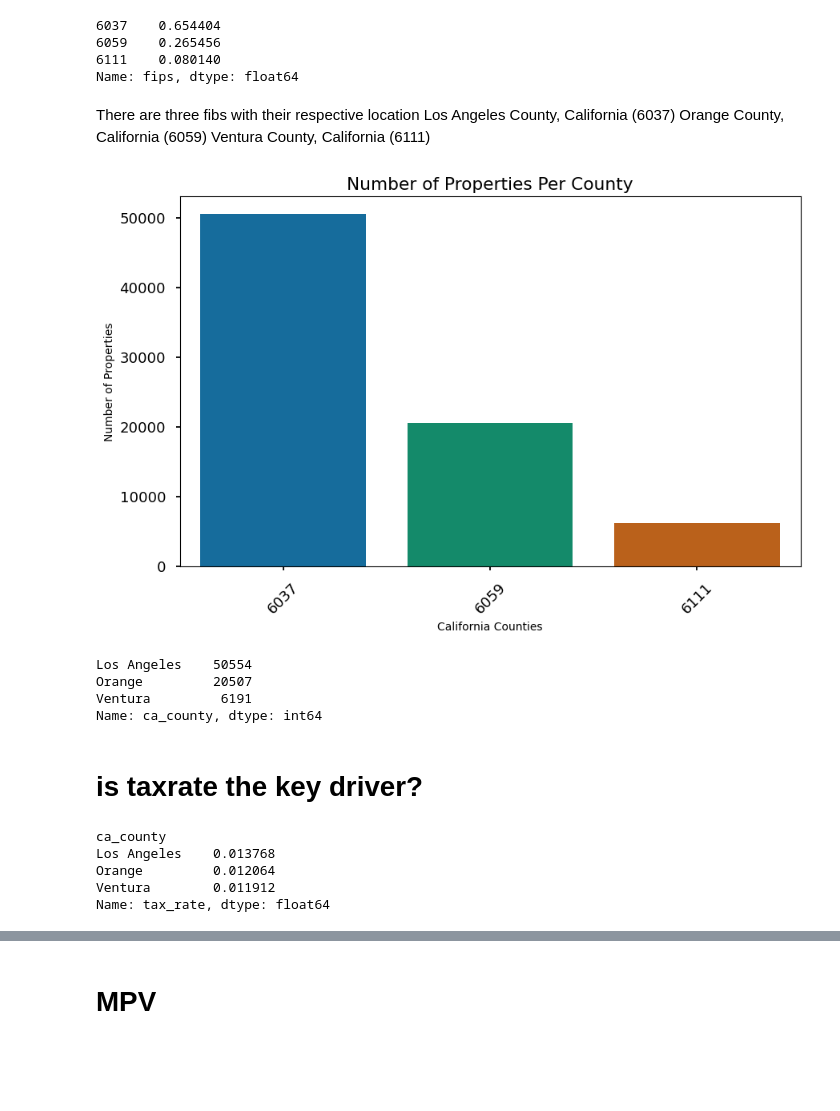
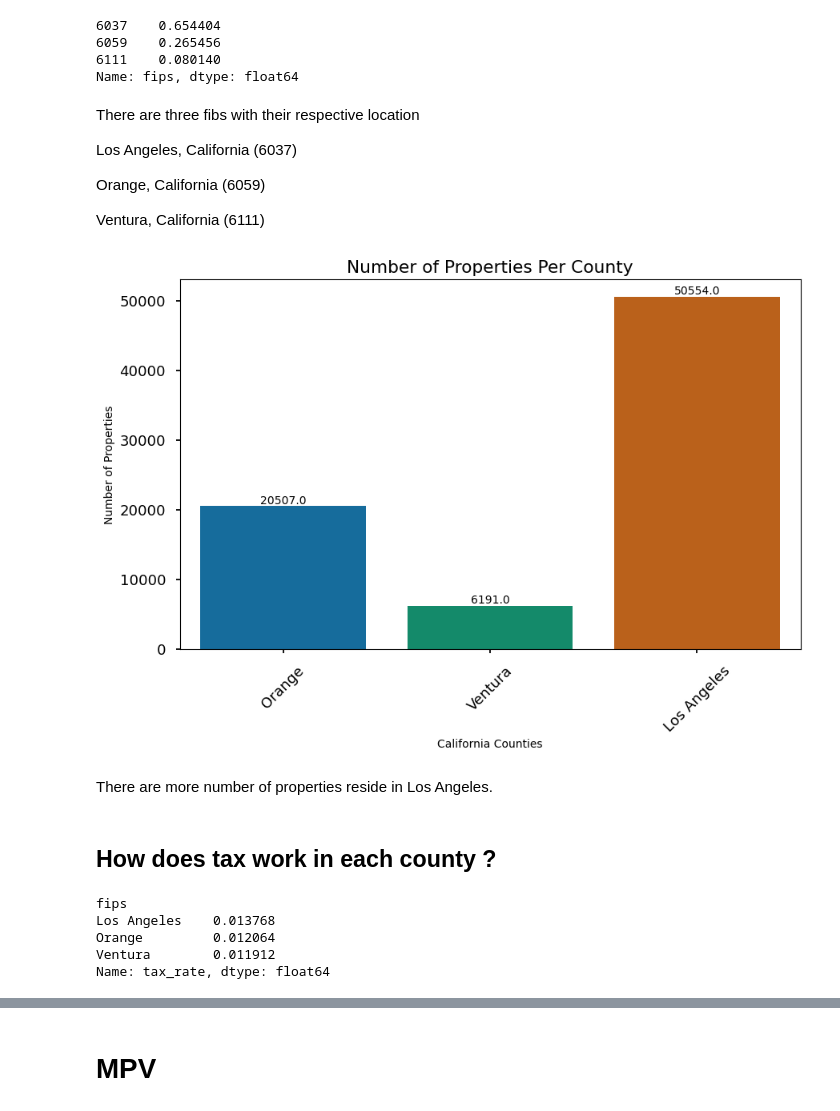
Before and after one commit to Thoai-Adam/Regression-Project, a Jupyter notebook: MVP_Presentation.ipynb, the cells around one changed output, grey strips where cells are left out. Saved outputs shown, nothing was run; the diff lists cells and outputs as text; code cells hidden in the pictures; blank space fills up the shorter version.

```diff
--- a/MVP_Presentation.ipynb
+++ b/MVP_Presentation.ipynb
@@ -104,16 +124,9 @@ df.fips.value_counts(normalize=True)
 Name: fips, dtype: float64
 # %% [markdown]
 There are three fibs with their respective location
-Los Angeles County, California (6037)
-Orange County, California (6059)
-Ventura County, California (6111)
+
+Los Angeles, California (6037)
+
+Orange, California (6059)
+
+Ventura, California (6111)
-# %%
-plt.figure(figsize=(10, 6))  # You can adjust the figure size as needed
-plt.title('Number of Properties Per County')
-sns.countplot(data=df, x='fips')
-plt.xlabel('California Counties')
-plt.ylabel('Number of Properties')
-plt.xticks(rotation=45)  # Rotate x-axis labels for better visibility if needed
-plt.show()
-# %% [output]
-[figure, removed]
@@ -124,7 +132,0 @@ df['ca_county'] = df['ca_county'].map({6037: 'Los Angeles', 6059: 'Orange', 6111
-# %%
-df.ca_county.value_counts()
-# %% [output]
-Los Angeles    50554
-Orange         20507
-Ventura         6191
-Name: ca_county, dtype: int64
@@ -131,10 +136,18 @@ Name: ca_county, dtype: int64
+# %%
+
+# Property counts per county
+Properties_Per_county(df)
+# %% [output]
+[figure, added]
+# %% [markdown]
+There are more number of properties reside in Los Angeles.
 # %% [markdown]
-# is taxrate the key driver?
+## How does tax work in each county ?
 # %%
-tax_rates = df.groupby("ca_county").tax_rate.mean()
+tax_rates = df.groupby("fips").tax_rate.mean()
 tax_rates
 # %% [output]
-ca_county
+fips
 Los Angeles    0.013768
 Orange         0.012064
 Ventura        0.011912
```
Also changed, not shown: parts of 84 cells of this notebook, 4 other files.
